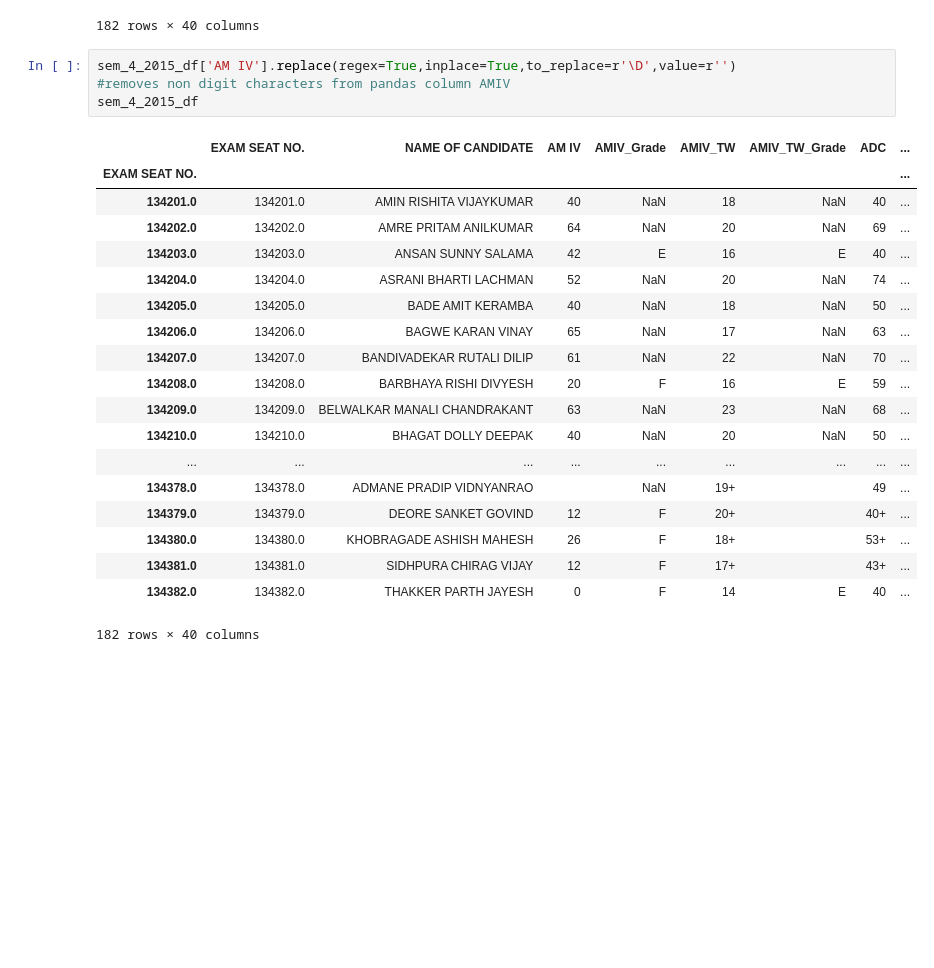
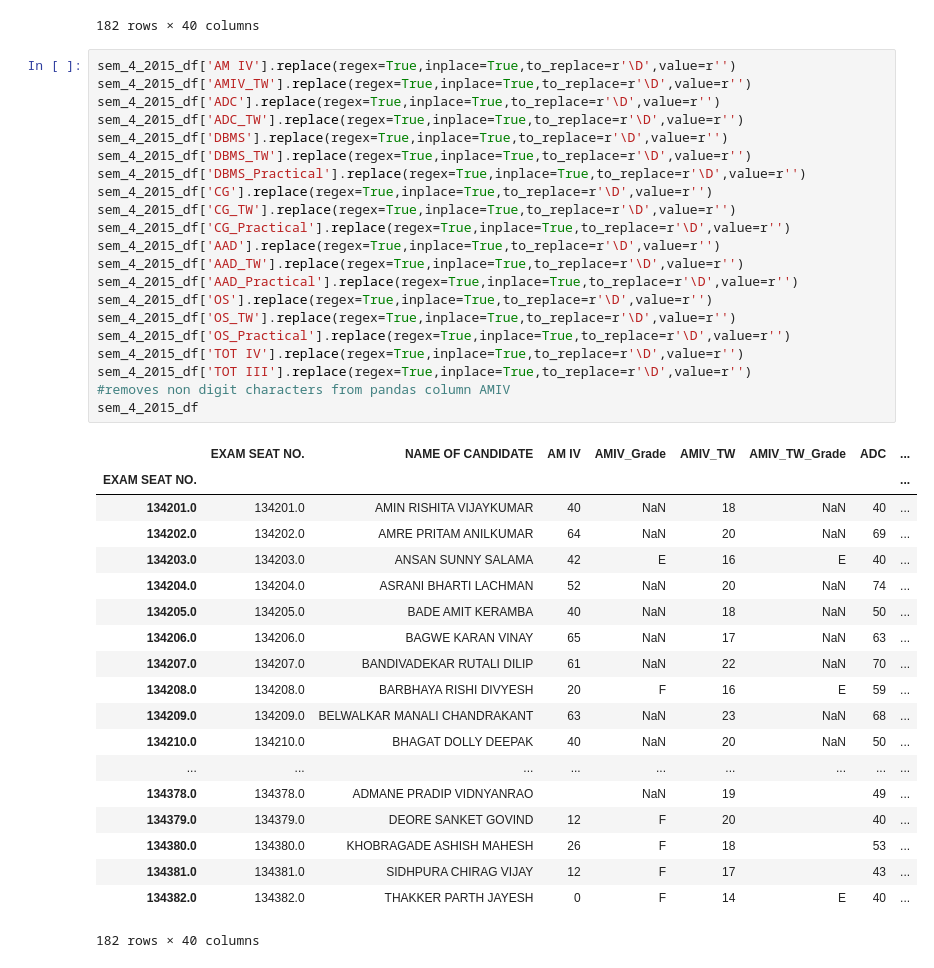
Before and after one commit to Purteeeek/Student-Placement-Guidance, a Jupyter notebook: Cleaning Notebooks/2015-Passouts/Sem-4_2015_Passout.ipynb, the cells around one changed output. Drawn from its saved outputs; the diff is of its cells as text; blank space fills up the shorter version.

Commit message:
Removed all the non numeric data from columns and converted the columns to numeric.

```diff
--- a/Cleaning Notebooks/2015-Passouts/Sem-4_2015_Passout.ipynb
+++ b/Cleaning Notebooks/2015-Passouts/Sem-4_2015_Passout.ipynb
@@ -84,27 +84,44 @@ sem_4_2015_df
 | 134381.0 | 134381.0 | SIDHPURA CHIRAG VIJAY | 12 | F | 17+ |  | 43+ | ... |
 | 134382.0 | 134382.0 | THAKKER PARTH JAYESH | 0 | F | 14 | E | 40 | ... |
 182 rows × 40 columns
-# %%
-sem_4_2015_df['AM IV'].replace(regex=True,inplace=True,to_replace=r'\D',value=r'')
-#removes non digit characters from pandas column AMIV
-sem_4_2015_df
-# %% [output]
-|  | EXAM SEAT NO. | NAME OF CANDIDATE | AM IV | AMIV_Grade | AMIV_TW | AMIV_TW_Grade | ADC | ... |
-| EXAM SEAT NO. |  |  |  |  |  |  |  | ... |
-| 134201.0 | 134201.0 | AMIN RISHITA VIJAYKUMAR | 40 | NaN | 18 | NaN | 40 | ... |
-| 134202.0 | 134202.0 | AMRE PRITAM ANILKUMAR | 64 | NaN | 20 | NaN | 69 | ... |
-| 134203.0 | 134203.0 | ANSAN SUNNY SALAMA | 42 | E | 16 | E | 40 | ... |
-| 134204.0 | 134204.0 | ASRANI BHARTI LACHMAN | 52 | NaN | 20 | NaN | 74 | ... |
-| 134205.0 | 134205.0 | BADE AMIT KERAMBA | 40 | NaN | 18 | NaN | 50 | ... |
-| 134206.0 | 134206.0 | BAGWE KARAN VINAY | 65 | NaN | 17 | NaN | 63 | ... |
-| 134207.0 | 134207.0 | BANDIVADEKAR RUTALI DILIP | 61 | NaN | 22 | NaN | 70 | ... |
-| 134208.0 | 134208.0 | BARBHAYA RISHI DIVYESH | 20 | F | 16 | E | 59 | ... |
-| 134209.0 | 134209.0 | BELWALKAR MANALI CHANDRAKANT | 63 | NaN | 23 | NaN | 68 | ... |
-| 134210.0 | 134210.0 | BHAGAT DOLLY DEEPAK | 40 | NaN | 20 | NaN | 50 | ... |
-| ... | ... | ... | ... | ... | ... | ... | ... | ... |
-| 134378.0 | 134378.0 | ADMANE PRADIP VIDNYANRAO |  | NaN | 19+ |  | 49 | ... |
-| 134379.0 | 134379.0 | DEORE SANKET GOVIND | 12 | F | 20+ |  | 40+ | ... |
-| 134380.0 | 134380.0 | KHOBRAGADE ASHISH MAHESH | 26 | F | 18+ |  | 53+ | ... |
-| 134381.0 | 134381.0 | SIDHPURA CHIRAG VIJAY | 12 | F | 17+ |  | 43+ | ... |
-| 134382.0 | 134382.0 | THAKKER PARTH JAYESH | 0 | F | 14 | E | 40 | ... |
-182 rows × 40 columns
+# %%
+sem_4_2015_df['AM IV'].replace(regex=True,inplace=True,to_replace=r'\D',value=r'')
+sem_4_2015_df['AMIV_TW'].replace(regex=True,inplace=True,to_replace=r'\D',value=r'')
+sem_4_2015_df['ADC'].replace(regex=True,inplace=True,to_replace=r'\D',value=r'')
+sem_4_2015_df['ADC_TW'].replace(regex=True,inplace=True,to_replace=r'\D',value=r'')
+sem_4_2015_df['DBMS'].replace(regex=True,inplace=True,to_replace=r'\D',value=r'')
+sem_4_2015_df['DBMS_TW'].replace(regex=True,inplace=True,to_replace=r'\D',value=r'')
+sem_4_2015_df['DBMS_Practical'].replace(regex=True,inplace=True,to_replace=r'\D',value=r'')
+sem_4_2015_df['CG'].replace(regex=True,inplace=True,to_replace=r'\D',value=r'')
+sem_4_2015_df['CG_TW'].replace(regex=True,inplace=True,to_replace=r'\D',value=r'')
+sem_4_2015_df['CG_Practical'].replace(regex=True,inplace=True,to_replace=r'\D',value=r'')
+sem_4_2015_df['AAD'].replace(regex=True,inplace=True,to_replace=r'\D',value=r'')
+sem_4_2015_df['AAD_TW'].replace(regex=True,inplace=True,to_replace=r'\D',value=r'')
+sem_4_2015_df['AAD_Practical'].replace(regex=True,inplace=True,to_replace=r'\D',value=r'')
+sem_4_2015_df['OS'].replace(regex=True,inplace=True,to_replace=r'\D',value=r'')
+sem_4_2015_df['OS_TW'].replace(regex=True,inplace=True,to_replace=r'\D',value=r'')
+sem_4_2015_df['OS_Practical'].replace(regex=True,inplace=True,to_replace=r'\D',value=r'')
+sem_4_2015_df['TOT IV'].replace(regex=True,inplace=True,to_replace=r'\D',value=r'')
+sem_4_2015_df['TOT III'].replace(regex=True,inplace=True,to_replace=r'\D',value=r'')
+#removes non digit characters from pandas column AMIV
+sem_4_2015_df
+# %% [output]
+|  | EXAM SEAT NO. | NAME OF CANDIDATE | AM IV | AMIV_Grade | AMIV_TW | AMIV_TW_Grade | ADC | ... |
+| EXAM SEAT NO. |  |  |  |  |  |  |  | ... |
+| 134201.0 | 134201.0 | AMIN RISHITA VIJAYKUMAR | 40 | NaN | 18 | NaN | 40 | ... |
+| 134202.0 | 134202.0 | AMRE PRITAM ANILKUMAR | 64 | NaN | 20 | NaN | 69 | ... |
+| 134203.0 | 134203.0 | ANSAN SUNNY SALAMA | 42 | E | 16 | E | 40 | ... |
+| 134204.0 | 134204.0 | ASRANI BHARTI LACHMAN | 52 | NaN | 20 | NaN | 74 | ... |
+| 134205.0 | 134205.0 | BADE AMIT KERAMBA | 40 | NaN | 18 | NaN | 50 | ... |
+| 134206.0 | 134206.0 | BAGWE KARAN VINAY | 65 | NaN | 17 | NaN | 63 | ... |
+| 134207.0 | 134207.0 | BANDIVADEKAR RUTALI DILIP | 61 | NaN | 22 | NaN | 70 | ... |
+| 134208.0 | 134208.0 | BARBHAYA RISHI DIVYESH | 20 | F | 16 | E | 59 | ... |
+| 134209.0 | 134209.0 | BELWALKAR MANALI CHANDRAKANT | 63 | NaN | 23 | NaN | 68 | ... |
+| 134210.0 | 134210.0 | BHAGAT DOLLY DEEPAK | 40 | NaN | 20 | NaN | 50 | ... |
+| ... | ... | ... | ... | ... | ... | ... | ... | ... |
+| 134378.0 | 134378.0 | ADMANE PRADIP VIDNYANRAO |  | NaN | 19 |  | 49 | ... |
+| 134379.0 | 134379.0 | DEORE SANKET GOVIND | 12 | F | 20 |  | 40 | ... |
+| 134380.0 | 134380.0 | KHOBRAGADE ASHISH MAHESH | 26 | F | 18 |  | 53 | ... |
+| 134381.0 | 134381.0 | SIDHPURA CHIRAG VIJAY | 12 | F | 17 |  | 43 | ... |
+| 134382.0 | 134382.0 | THAKKER PARTH JAYESH | 0 | F | 14 | E | 40 | ... |
+182 rows × 40 columns
```
Also changed, not shown: parts of 1 cell of this notebook.
